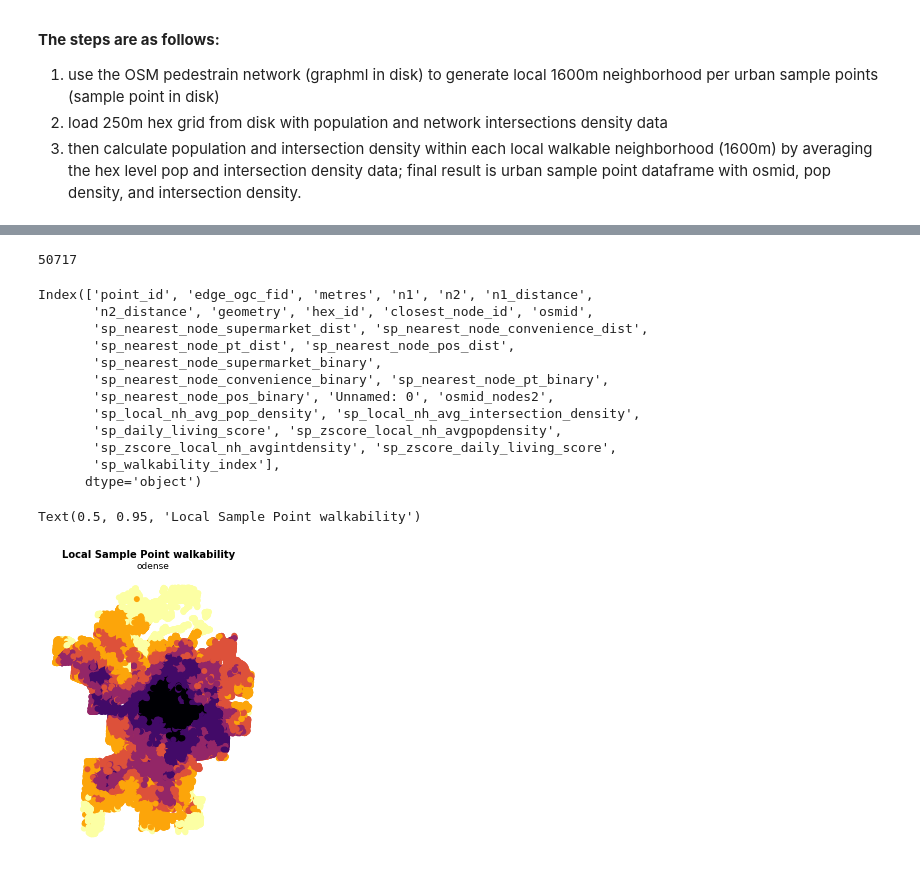
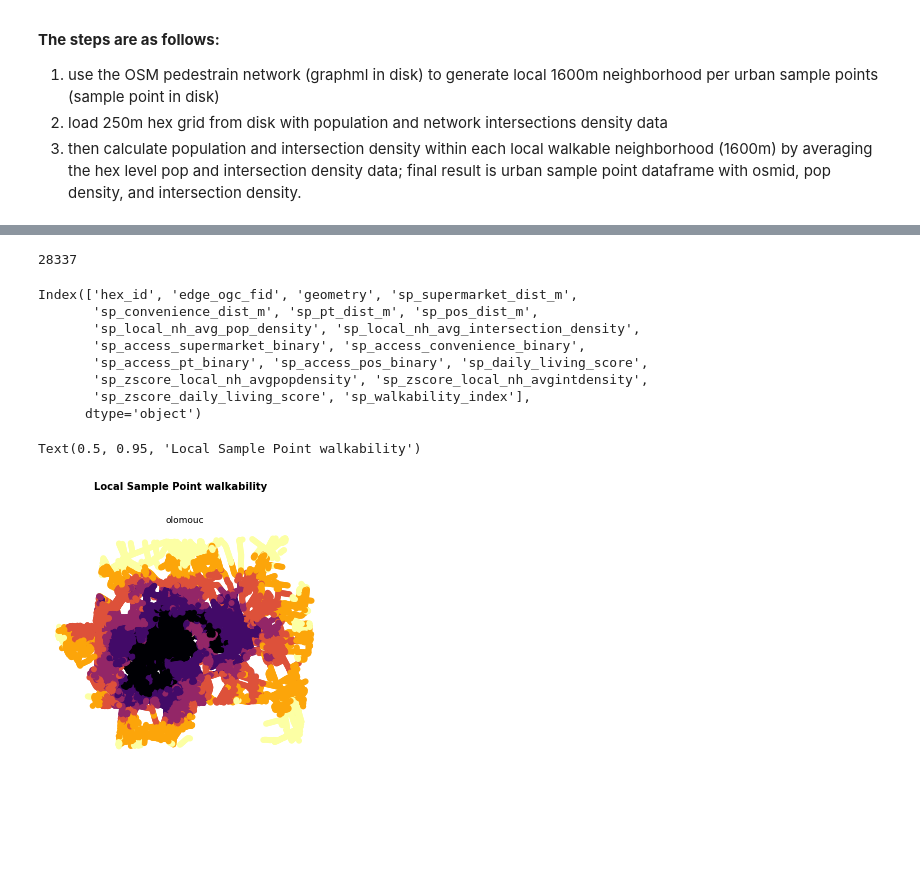
Before and after one commit to healthysustainablecities/global-indicators, a Jupyter notebook: process/1_setup_sp_nh_stats.ipynb, the cells around one changed output, grey strips where cells are left out. Drawn from its saved outputs; the diff is of its cells as text; code cells hidden in the pictures; blank space fills up the shorter version.

Commit message:
update notebook to reflect full-distance-fix change

```diff
--- a/process/1_setup_sp_nh_stats.ipynb
+++ b/process/1_setup_sp_nh_stats.ipynb
@@ -49,7 +49,7 @@ jsonFile = 'configuration/' + sys.argv[1]
 jsonPath = os.path.join(dirname, jsonFile)
 
 # load city-specific configeration file (e.g. Odense)
-with open('configuration/odense.json') as json_file:
+with open('configuration/olomouc.json') as json_file:
     config = json.load(json_file)
 # %%
 # read projected graphml filepath
@@ -80,7 +80,7 @@ else:
     print('Study region sample point output file exists')
 
 # read hexes in memory, hex layer in city-specific geopackage contain population and intersection info.
-hex250 = gpd.read_file(gpkgPath_output, layer=sc.parameters['hex250'])
+hexes = gpd.read_file(gpkgPath_output, layer=sc.parameters['hex250'])
 
 # get nodes from the city projected graphml
 gdf_nodes = ox.graph_to_gdfs(G_proj, nodes=True, edges=False)
@@ -283,10 +274,10 @@ Calculate assessbility to POIs.
 # %%
 # create new field for daily living score,sum accessibility to POIs to get the daily living scores
 #(e.g. supermarket, public transport, and convenience store, exclude public open space)
-output_fieldNames2.pop()
-samplePointsData_withoutNan[
-    'sp_daily_living_score'] = samplePointsData_withoutNan[
-        output_fieldNames2].sum(axis=1)
+
+daily_living = sc.samplePoint_fieldNames['sp_daily_living_score']
+
+samplePointsData[daily_living] = samplePointsData[binary_FieldNames[:-1]].sum(axis=1)
 
 oriFieldNames = [
     sc.samplePoint_fieldNames['sp_local_nh_avg_pop_density'],
@@ -298,53 +289,52 @@ newFieldNames = [
     sc.samplePoint_fieldNames['sp_zscore_local_nh_avgintdensity'],
     sc.samplePoint_fieldNames['sp_zscore_daily_living_score']
 ]
+samplePointsData = ssp.cal_zscores(samplePointsData,oriFieldNames,newFieldNames)
 
-# zip the old and new field names together as input, and calculate zscore
-samplePointsData_withoutNan = ssp.cal_zscores(samplePointsData_withoutNan,
-                                              oriFieldNames, newFieldNames)
 
-# sum these three zscores for walkability index
-samplePointsData_withoutNan[
-    'sp_walkability_index'] = samplePointsData_withoutNan[
-        newFieldNames].sum(axis=1)
+# sum these three zscores for walkability
+walkability_index = sc.samplePoint_fieldNames['sp_walkability_index']
+samplePointsData[walkability_index] = samplePointsData[newFieldNames].sum(axis=1)
+
+int_fields = ['hex_id', 'edge_ogc_fid']
+float_fields = fulldist_FieldNames + binary_FieldNames  + [daily_living] + [pop_density] + [intersection_density] + newFieldNames + [walkability_index]
+
+samplePointsData[int_fields] = samplePointsData[int_fields].astype(int)
+samplePointsData[float_fields] = samplePointsData[float_fields].astype(float)
 
 # save the sample points with all the desired results to a new layer in geopackage
-samplePointsData_withoutNan.to_file(
-    gpkgPath_output,
-    layer=sc.parameters['samplepointResult'],
-    driver='GPKG')
+#samplePointsData.reset_index().to_file(
+#    gpkgPath,
+#    layer=sc.parameters['samplepointResult'],
+#    driver='GPKG')
 # %%
-len(samplePointsData_withoutNan)
+len(samplePointsData)
 # %% [output]
-50717
+28337
 # %%
-samplePointsData_withoutNan.columns
+samplePointsData.columns
 # %% [output]
-Index(['point_id', 'edge_ogc_fid', 'metres', 'n1', 'n2', 'n1_distance',
-       'n2_distance', 'geometry', 'hex_id', 'closest_node_id', 'osmid',
-       'sp_nearest_node_supermarket_dist', 'sp_nearest_node_convenience_dist',
-       'sp_nearest_node_pt_dist', 'sp_nearest_node_pos_dist',
-       'sp_nearest_node_supermarket_binary',
-       'sp_nearest_node_convenience_binary', 'sp_nearest_node_pt_binary',
-       'sp_nearest_node_pos_binary', 'Unnamed: 0', 'osmid_nodes2',
+Index(['hex_id', 'edge_ogc_fid', 'geometry', 'sp_supermarket_dist_m',
+       'sp_convenience_dist_m', 'sp_pt_dist_m', 'sp_pos_dist_m',
        'sp_local_nh_avg_pop_density', 'sp_local_nh_avg_intersection_density',
-       'sp_daily_living_score', 'sp_zscore_local_nh_avgpopdensity',
-       'sp_zscore_local_nh_avgintdensity', 'sp_zscore_daily_living_score',
-       'sp_walkability_index'],
+       'sp_access_supermarket_binary', 'sp_access_convenience_binary',
+       'sp_access_pt_binary', 'sp_access_pos_binary', 'sp_daily_living_score',
+       'sp_zscore_local_nh_avgpopdensity', 'sp_zscore_local_nh_avgintdensity',
+       'sp_zscore_daily_living_score', 'sp_walkability_index'],
       dtype='object')
 # %%
 col='sp_walkability_index'
 
 fig, ax = plt.subplots(figsize=(5, 5))
 
 #plot indicators
-ax = samplePointsData_withoutNan.plot(ax=ax, column=col, scheme='NaturalBreaks', k=6, cmap='inferno_r', edgecolor='none')
+ax = samplePointsData.plot(ax=ax, column=col, scheme='NaturalBreaks', k=6, cmap='inferno_r', edgecolor='none')
 
 ax.set_title(config['study_region'], fontsize=9)
 ax.set_axis_off()
 
 # add a title to the figure
 fig.suptitle('Local Sample Point walkability', y=0.95, fontsize=10, weight='bold')
 # %% [output]
 Text(0.5, 0.95, 'Local Sample Point walkability')
-[figure, old version]
+[figure, new version]
```
Also changed, not shown: parts of 4 cells of this notebook.
